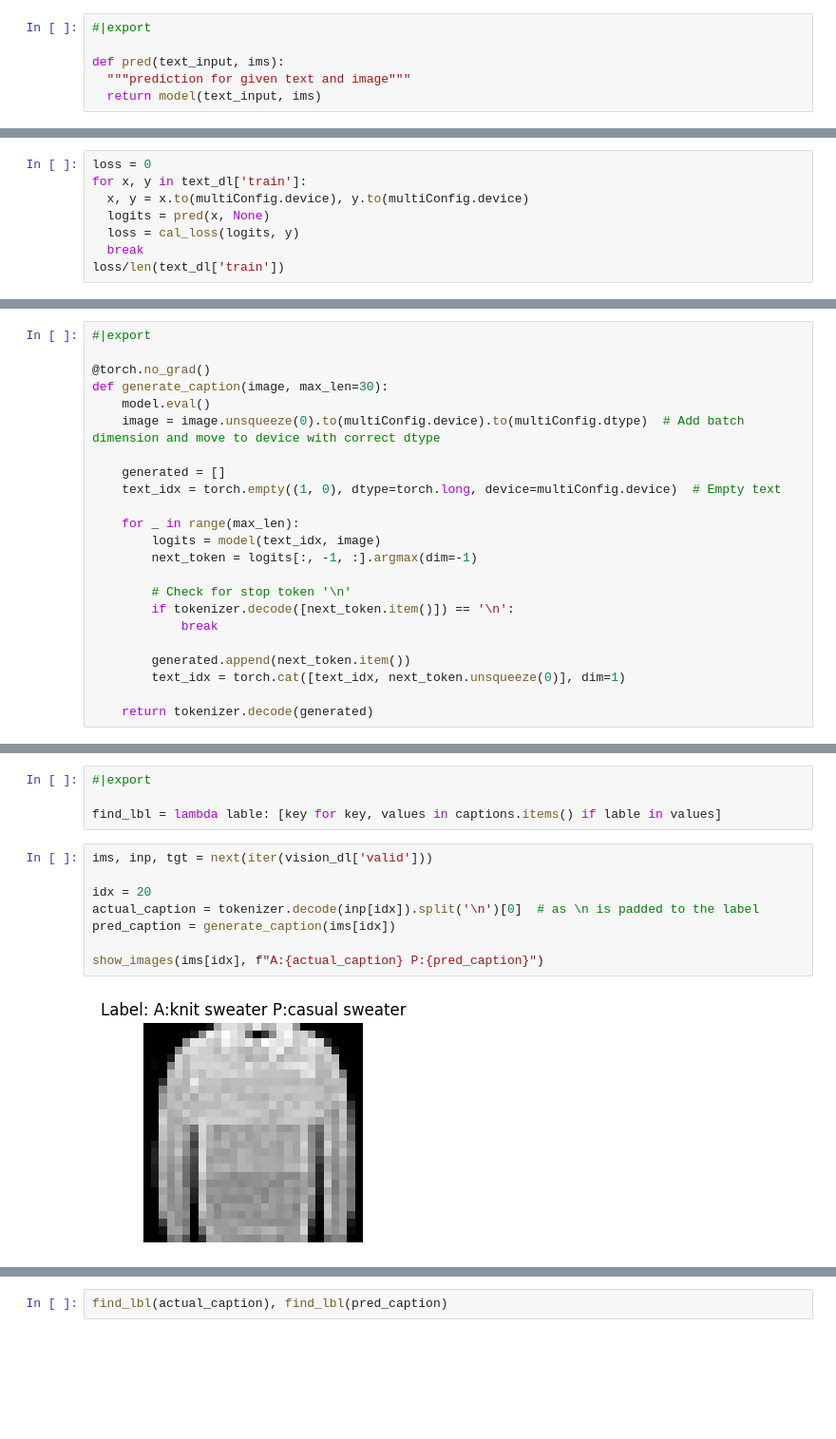
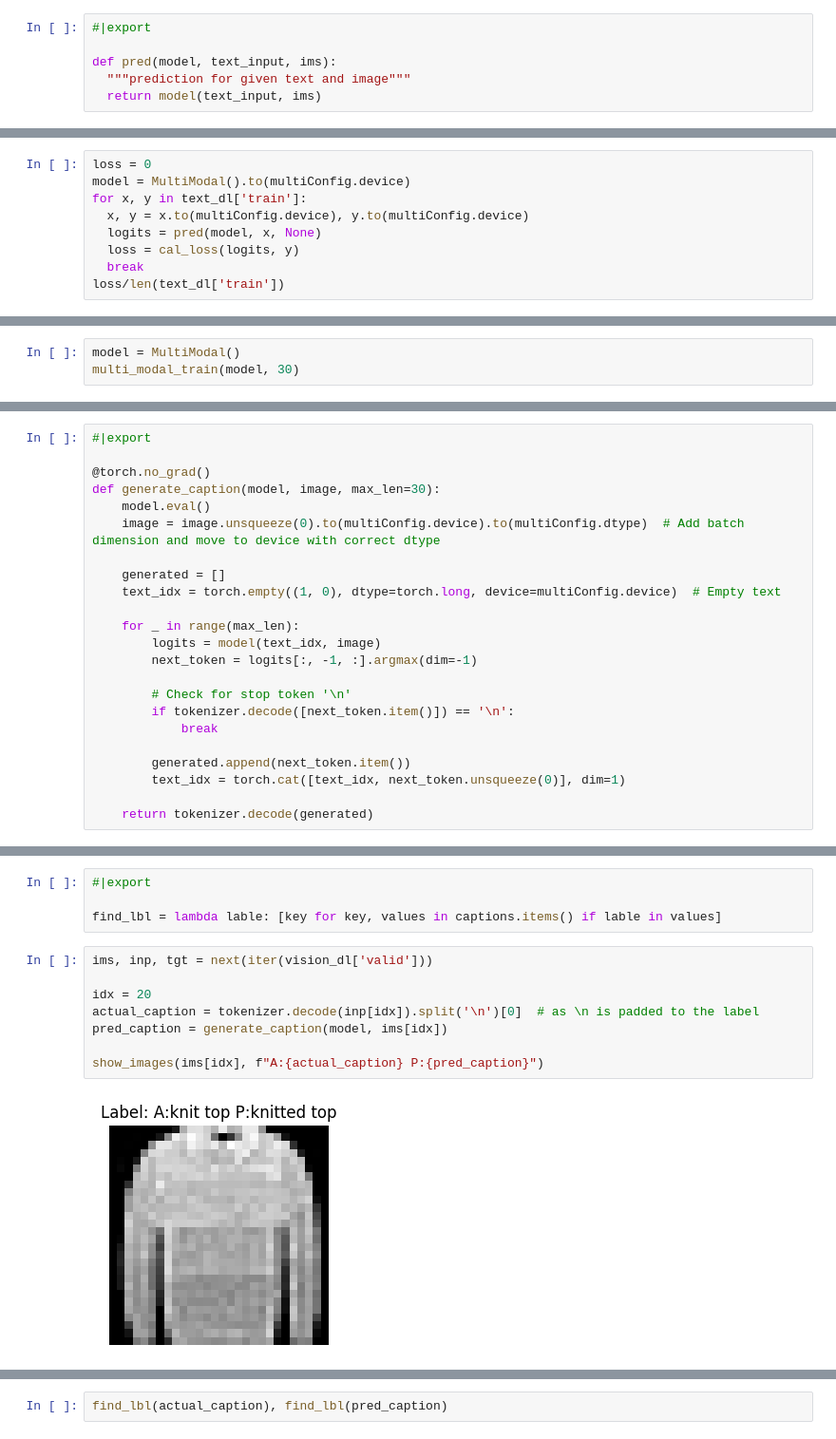
Before and after one commit to tripathysagar/NanoTransformer, a Jupyter notebook: nbs/03_MultiModal.ipynb, the cells around one changed output, grey strips where cells are left out. Shown at 95% size. Cells and saved outputs as stored; diff of their text form; blank space fills up the shorter version.

Commit message:
after refactoring multimodal stuff

```diff
--- a/nbs/03_MultiModal.ipynb
+++ b/nbs/03_MultiModal.ipynb
@@ -304,7 +300,7 @@ valid_iters = ValidBatchIter()
 # %%
 #|export
 
-def pred(text_input, ims):
+def pred(model, text_input, ims):
   """prediction for given text and image"""
   return model(text_input, ims)
 # %%
@@ -319,9 +315,10 @@ def cal_loss(logits, text_target):
   return loss_func(logits.reshape(-1, gptConfig.vocab_size), text_target.reshape(-1))
 # %%
 loss = 0
+model = MultiModal().to(multiConfig.device)
 for x, y in text_dl['train']:
   x, y = x.to(multiConfig.device), y.to(multiConfig.device)
-  logits = pred(x, None)
+  logits = pred(model, x, None)
   loss = cal_loss(logits, y)
   break
 loss/len(text_dl['train'])
@@ -454,0 +439,3 @@ for epoch in range(30):
+# %%
+model = MultiModal()
+multi_modal_train(model, 30)
@@ -466,7 +471,7 @@ Text Loss: 1.4363 | Vision Loss: 0.1729
 #|export
 
 @torch.no_grad()
-def generate_caption(image, max_len=30):
+def generate_caption(model, image, max_len=30):
     model.eval()
     image = image.unsqueeze(0).to(multiConfig.device).to(multiConfig.dtype)  # Add batch dimension and move to device with correct dtype
 
@@ -494,13 +499,13 @@ find_lbl = lambda lable: [key for key, values in captions.items() if lable in va
 # %%
 ims, inp, tgt = next(iter(vision_dl['valid']))
 
 idx = 20
 actual_caption = tokenizer.decode(inp[idx]).split('\n')[0]  # as \n is padded to the label
-pred_caption = generate_caption(ims[idx])
+pred_caption = generate_caption(model, ims[idx])
 
 show_images(ims[idx], f"A:{actual_caption} P:{pred_caption}")
 # %% [output]
-[figure, old version]
+[figure, new version]
 # %%
 actual_caption, pred_caption
 # %% [output]
```
Also changed, not shown: parts of 20 cells of this notebook, 1 other file.
